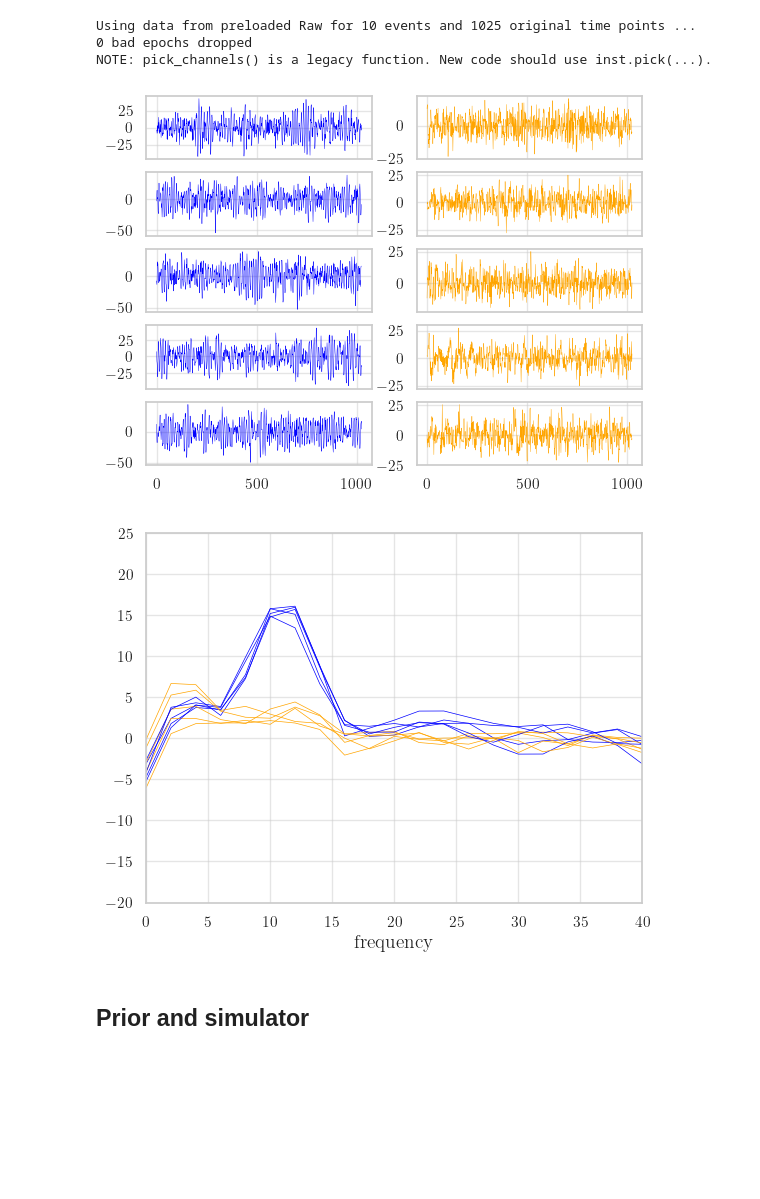
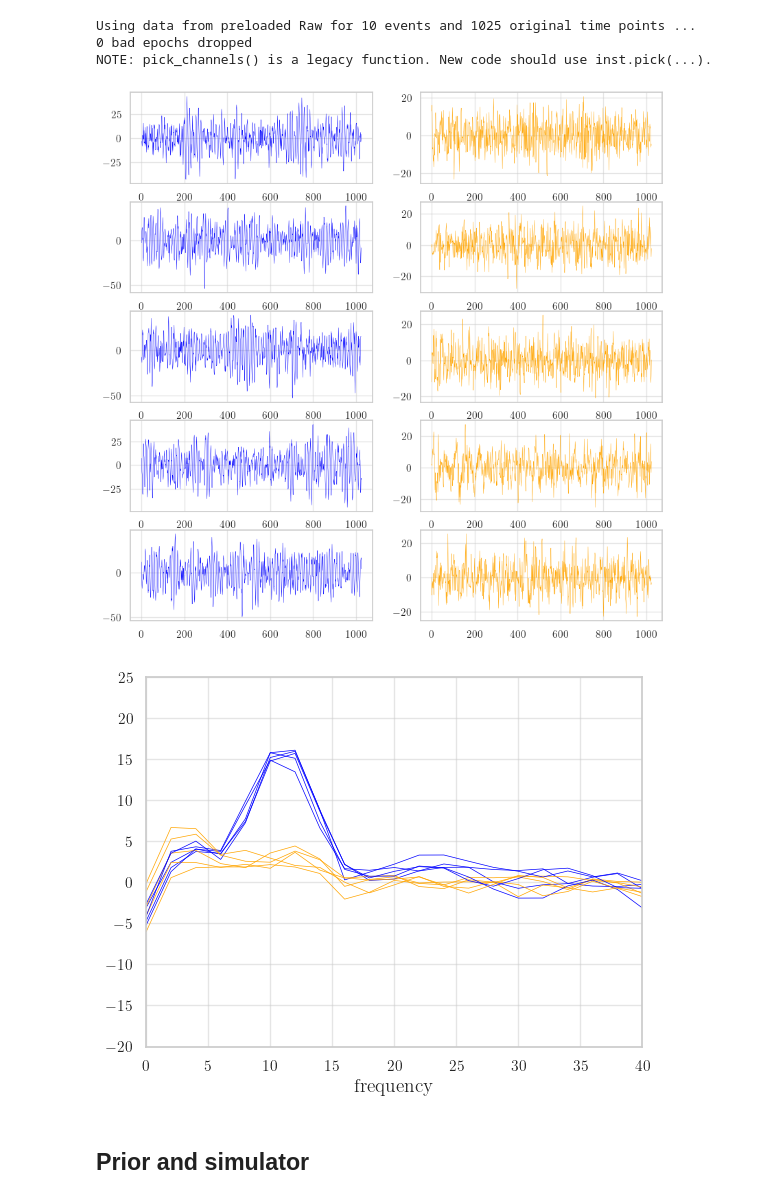
Before and after one commit to dirmeier/sbijax, a Jupyter notebook: manuscript+supplement/experimental_code/chp5-real_data_example.ipynb, the cells around one changed output. Saved outputs shown, nothing was run; the diff lists cells and outputs as text; code cells hidden in the pictures; blank space fills up the shorter version.

```diff
--- a/manuscript+supplement/experimental_code/chp5-real_data_example.ipynb
+++ b/manuscript+supplement/experimental_code/chp5-real_data_example.ipynb
@@ -97,22 +55,30 @@ X_opened = epochs['open'].get_data().squeeze()
 f, S_opened = welch(X_opened, fs=epochs.info['sfreq'], nperseg=64, axis=1)
 S_opened_db = 10 * np.log10(S_opened)
 # %%
-_, laxes = plt.subplots(nrows=5, ncols=2)
+_, laxes = plt.subplots(nrows=5, ncols=2, figsize=(10, 10))
 for i in range(5):
     laxes[i, 1].plot(X_opened[i, :], color="orange", label="opened", linewidth=.31)
     laxes[i, 0].plot(X_closed[i, :], color="blue", label="closed", linewidth=.31)
+#laxes[2, 1].plot(X_opened[i, :], color="orange", label="opened", linewidth=.31)
+#laxes[2, 0].plot(X_closed[i, :], color="blue", label="closed", linewidth=.31)
+#laxes[5, 1].plot(X_opened_mean, color="darkorange", label="opened", linewidth=.31)
+#laxes[5, 0].plot(X_closed_mean, color="darkblue", label="closed", linewidth=.31)
 plt.show()
 
 _, raxes = plt.subplots()
 for i in range(5):
     raxes.plot(f, S_closed_db[i], color='blue', lw=.5)
     raxes.plot(f, S_opened_db[i], color='orange', lw=.5)
+#raxes.plot(f, S_closed_db[2], color='blue', lw=.5)
+#raxes.plot(f, S_opened_db[2], color='orange', lw=.5)
+#raxes.plot(f, S_closed_db_mean, color='darkblue', lw=.5)
+#raxes.plot(f, S_opened_db_mean, color='darkorange', lw=.5)
 raxes.set_xlim(0, 40)
 raxes.set_ylim(-20, +25)
 raxes.set_xlabel('frequency', fontsize=14)
 plt.show()
 # %% [output]
-[figure, old version]
+[figure, new version]
 [figure]
 # %% [markdown]
 ## Prior and simulator
```
Also changed, not shown: parts of 28 cells of this notebook, 2 other files.
